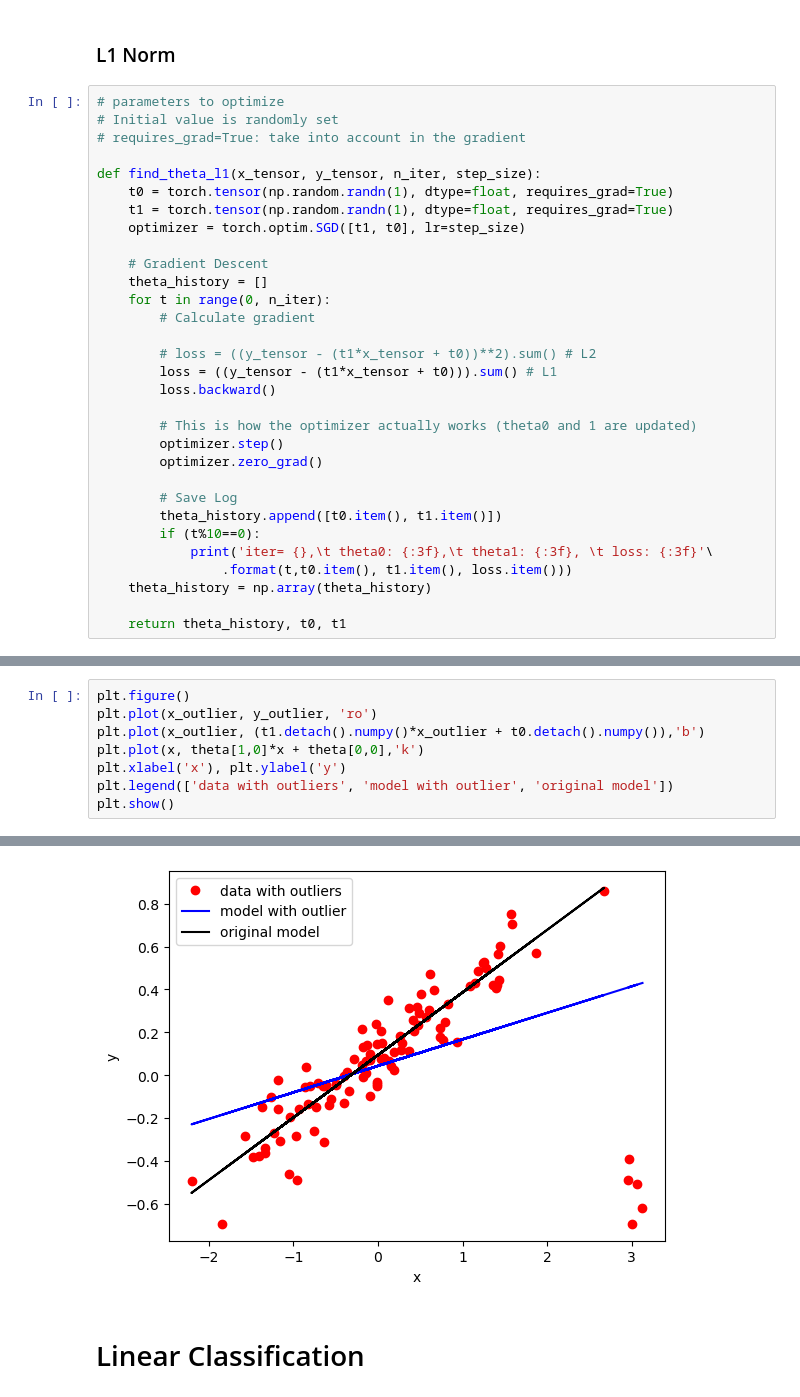
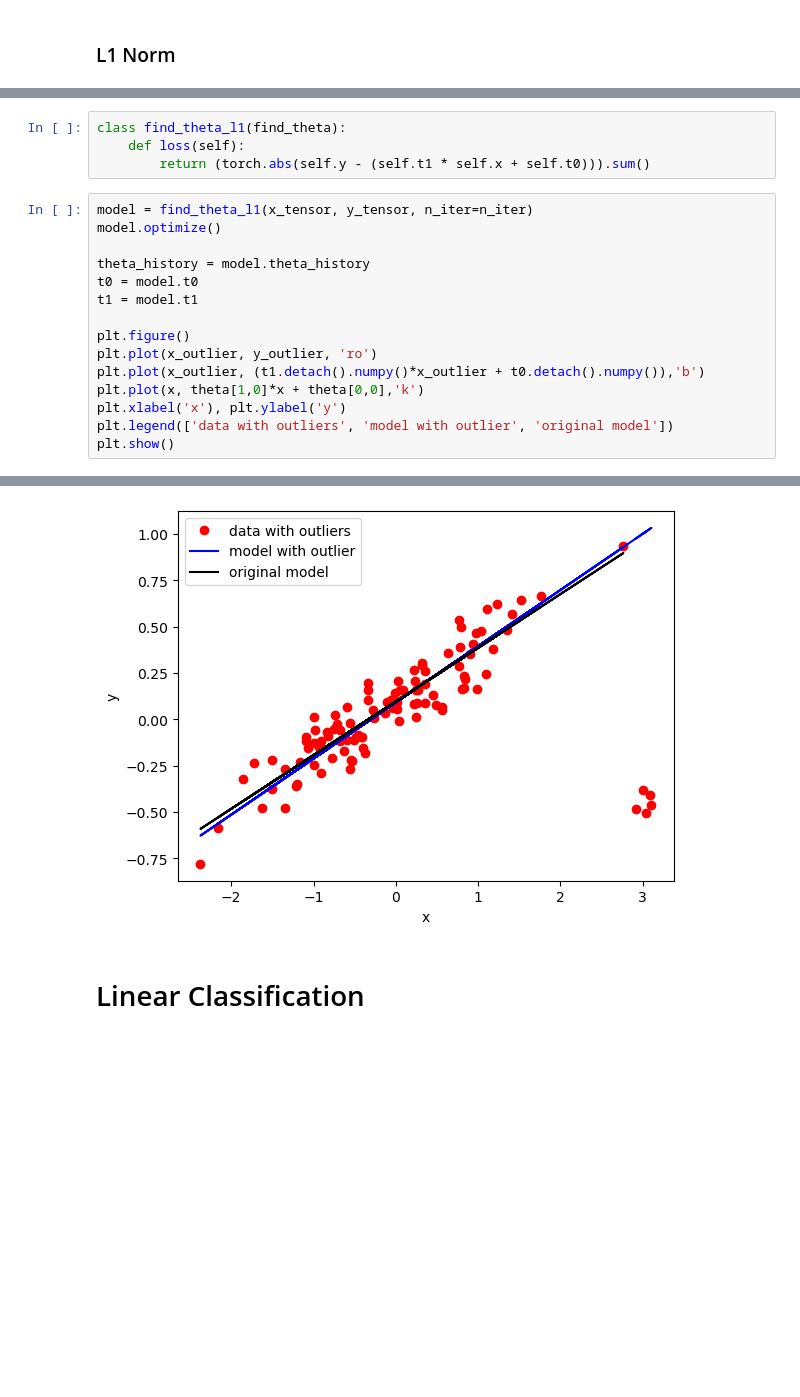
Before and after one commit to jongmoonha/AI-ME-Practice, a Jupyter notebook: Ch1_ML_1_Basics.ipynb, the cells around one changed output, grey strips where cells are left out. Drawn from its saved outputs; the diff is of its cells as text; blank space fills up the shorter version.

```diff
--- a/Ch1_ML_1_Basics.ipynb
+++ b/Ch1_ML_1_Basics.ipynb
@@ -335,33 +345,2 @@ plt.show()
 # %% [markdown]
 ### L1 Norm
-# %%
-# parameters to optimize
-# Initial value is randomly set
-# requires_grad=True: take into account in the gradient
-
-def find_theta_l1(x_tensor, y_tensor, n_iter, step_size):
-    t0 = torch.tensor(np.random.randn(1), dtype=float, requires_grad=True)
-    t1 = torch.tensor(np.random.randn(1), dtype=float, requires_grad=True)
-    optimizer = torch.optim.SGD([t1, t0], lr=step_size)
-
-    # Gradient Descent
-    theta_history = []
-    for t in range(0, n_iter):
-        # Calculate gradient
-
-        # loss = ((y_tensor - (t1*x_tensor + t0))**2).sum() # L2
-        loss = ((y_tensor - (t1*x_tensor + t0))).sum() # L1
-        loss.backward()
-
-        # This is how the optimizer actually works (theta0 and 1 are updated)
-        optimizer.step()
-        optimizer.zero_grad()
-
-        # Save Log
-        theta_history.append([t0.item(), t1.item()])
-        if (t%10==0):
-            print('iter= {},\t theta0: {:3f},\t theta1: {:3f}, \t loss: {:3f}'\
-                .format(t,t0.item(), t1.item(), loss.item()))
-    theta_history = np.array(theta_history)
-
-    return theta_history, t0, t1
@@ -381,4 +347,15 @@ iter= 90,        theta0: 0.043568,       theta1: 0.123642,       loss: 8.483168
+# %%
+class find_theta_l1(find_theta):
+    def loss(self):
+        return (torch.abs(self.y - (self.t1 * self.x + self.t0))).sum()
 # %%
+model = find_theta_l1(x_tensor, y_tensor, n_iter=n_iter)
+model.optimize()
+
+theta_history = model.theta_history
+t0 = model.t0
+t1 = model.t1
+
 plt.figure()
 plt.plot(x_outlier, y_outlier, 'ro')
 plt.plot(x_outlier, (t1.detach().numpy()*x_outlier + t0.detach().numpy()),'b')
@@ -390,4 +377,4 @@ plt.show()
-[figure, old version]
+[figure, new version]
 # %% [markdown]
 # Linear Classification
 # %% [markdown]
```
Also changed, not shown: parts of 25 cells of this notebook.
